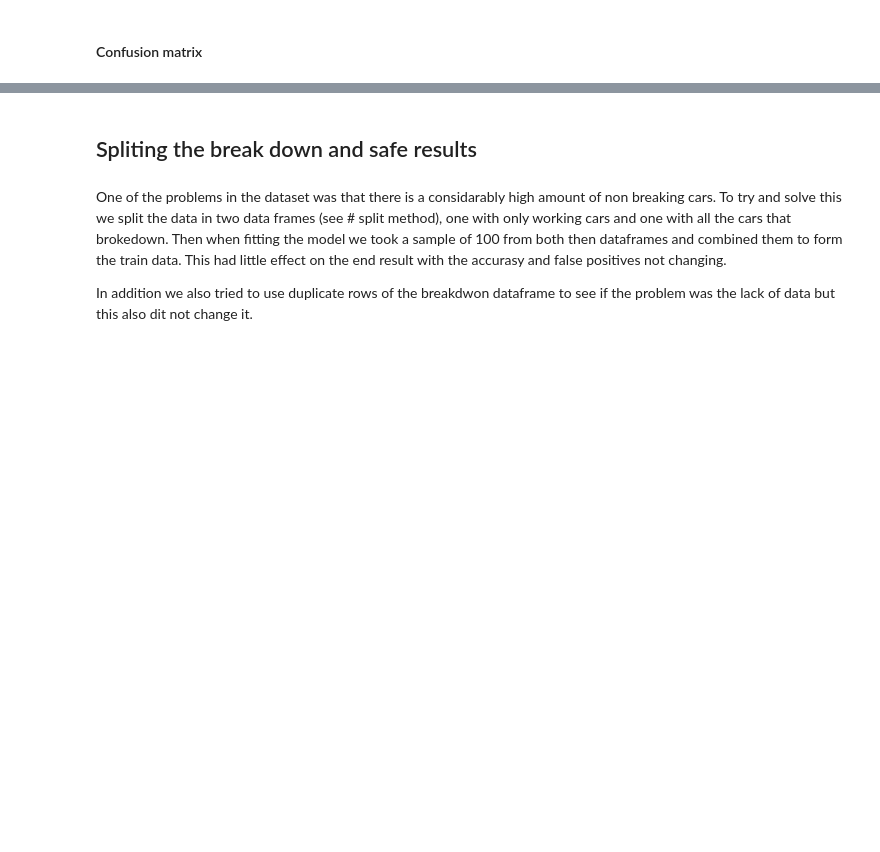
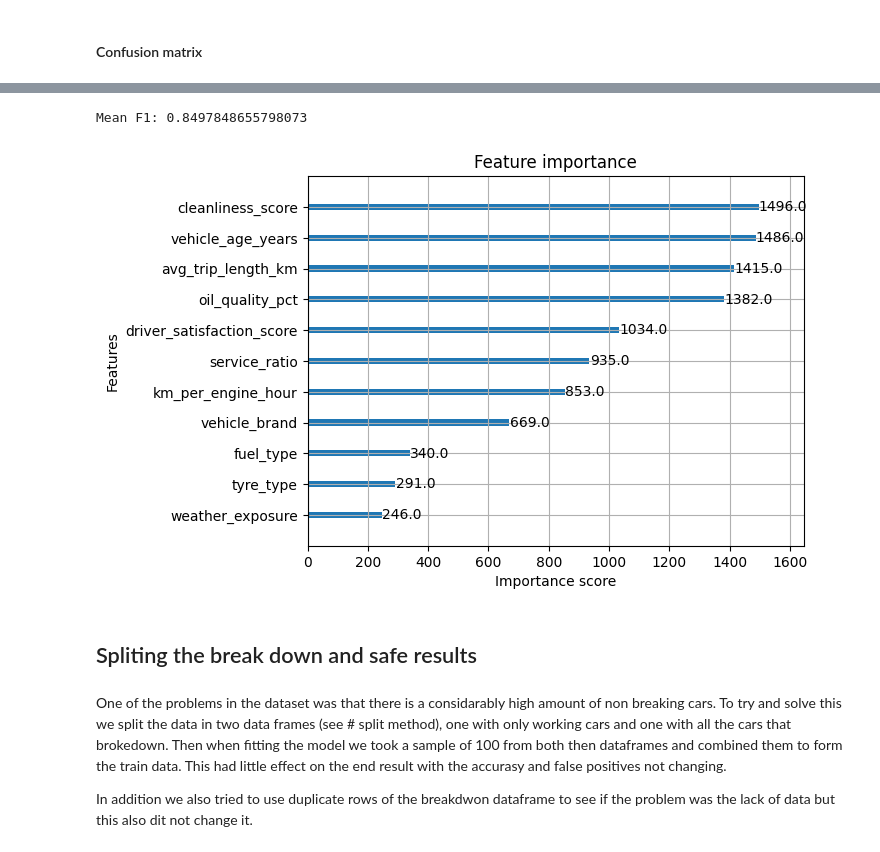
Before and after one commit to MilanMartens/DE-AI-mannen, a Jupyter notebook: notebooks/Model/Prediction_model.ipynb, the cells around one changed output, grey strips where cells are left out. Drawn from its saved outputs; the diff is of its cells as text; code cells hidden in the pictures; blank space fills up the shorter version.

Commit message:
added Smote and XGBoost to prediction model

```diff
--- a/notebooks/Model/Prediction_model.ipynb
+++ b/notebooks/Model/Prediction_model.ipynb
@@ -78,3 +78,8 @@ x_encoded = category_encoder.fit_transform(x_train)
 # x_breakdown_encoded = category_encoder.transform(x_breakdown)
 x_test_encoded = category_encoder.transform(x_test)
 x_encoded
+
+from imblearn.over_sampling import SMOTE
+
+smote = SMOTE(random_state=42)
+x_encoded, y_train = smote.fit_resample(x_encoded, y_train)
@@ -104,9 +95,31 @@ from random import randint
 # end_df = pd.concat([end_df, x_breakdown_encoded])
 # end_df = pd.concat([end_df, x_safe_encoded.sample(n=x_breakdown_encoded.shape[0])])
 
-clf = RandomForestClassifier(criterion='entropy',n_estimators=100, max_samples = 50)
+clf = RandomForestClassifier(criterion='entropy',n_estimators=100, max_samples = 50, class_weight="balanced")
 clf = clf.fit(x_encoded, y_train.values.ravel()) # values.ravel() because a warning appears about using a 1d array so we need to flatten it.
+
+
+
+
+from xgboost import XGBClassifier
+# create model
+model = XGBClassifier(
+    n_estimators=500,
+    learning_rate=0.01,
+    max_depth=6,
+    random_state=42
+)
+
+# train
+model.fit(x_encoded, y_train)
 
 # Split method
 
 # use end_df and .sample(n=x_breakdown_encoded.shape[0]*2) instead for the fit
+
+
+
+# proba = model.predict_proba(x_test_encoded)[:,0]
+
+# pred = (proba > 0.95).astype(int)
+# pred
@@ -137,3 +161,18 @@ array([[123,   0],
+# %%
+from sklearn.model_selection import cross_val_score
+
+scores = cross_val_score(model, x_encoded, y_train, cv=5, scoring="f1")
+print("Mean F1:", scores.mean())
+# %% [output]
+Mean F1: 0.8497848655798073
+# %%
+from xgboost import plot_importance
+import matplotlib.pyplot as plt
+
+plot_importance(model)
+plt.show()
+# %% [output]
+[figure, added]
 # %% [markdown]
 ## Spliting the break down and safe results
 # %% [markdown]
```
Also changed, not shown: parts of 9 cells of this notebook, 2 other files.
